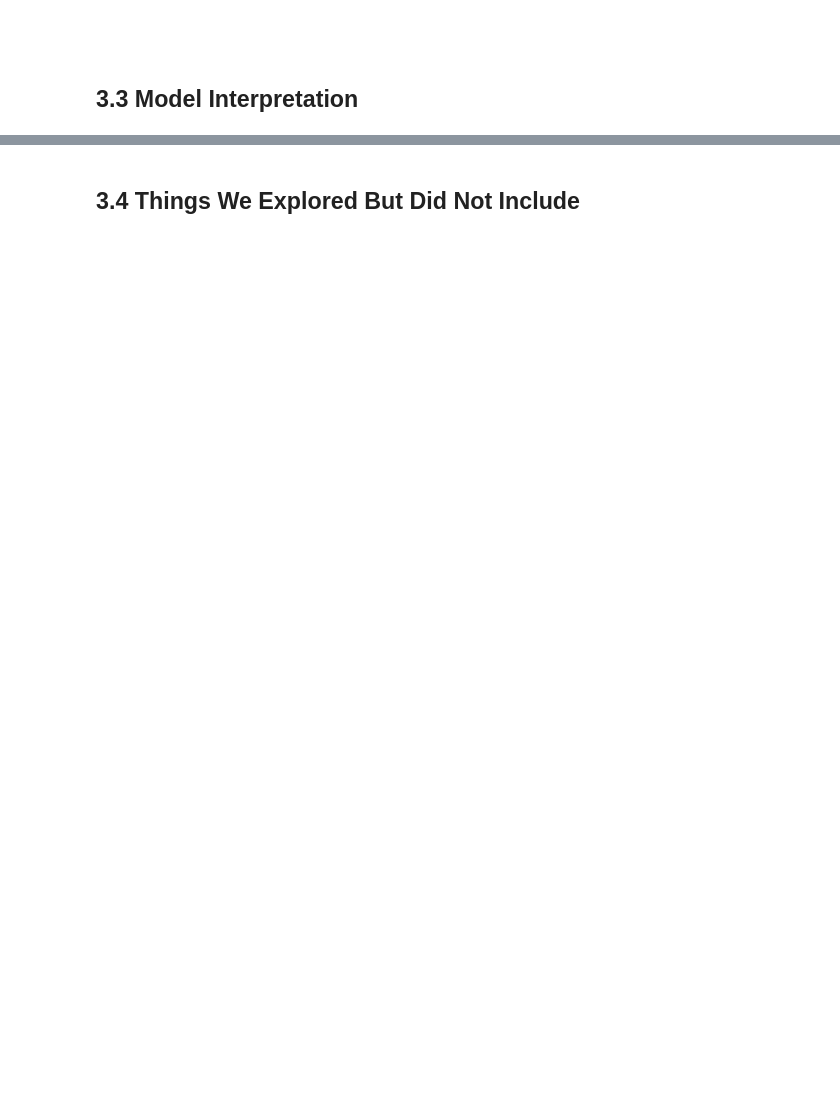
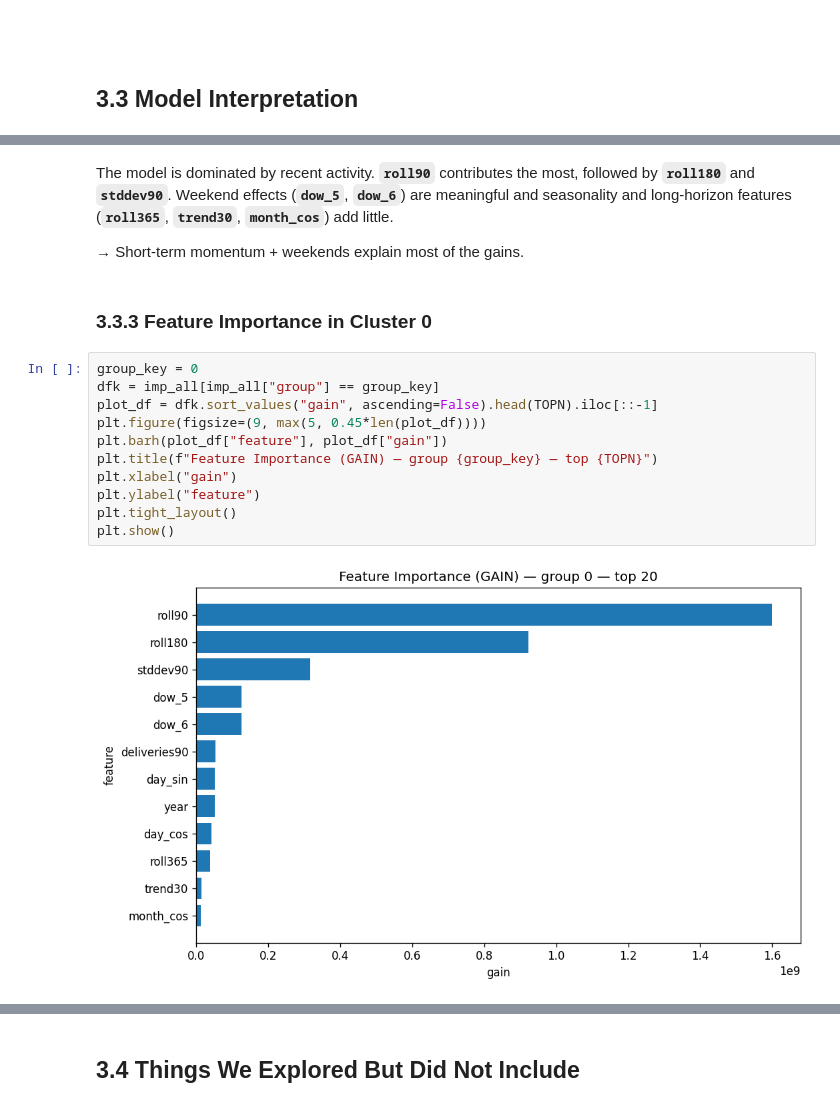
Before and after one commit to siljehj/ML_project, a Jupyter notebook: Report.ipynb, the cells around one changed output, grey strips where cells are left out. Cells and saved outputs as stored; diff of their text form; blank space fills up the shorter version.

```diff
--- a/Report.ipynb
+++ b/Report.ipynb
@@ -3316,0 +4109,19 @@ print(f"✅ training_data_lightgbm_date.csv created with {len(training_out):,} r
+# %% [markdown]
+The model is dominated by recent activity. **`roll90`** contributes the most, followed by **`roll180`** and **`stddev90`**. Weekend effects (**`dow_5`**, **`dow_6`**) are meaningful and seasonality and long-horizon features (**`roll365`**, **`trend30`**, **`month_cos`**) add little.
+
+→ Short-term momentum + weekends explain most of the gains.
+# %% [markdown]
+### 3.3.3 Feature Importance in Cluster 0
+# %%
+group_key = 0
+dfk = imp_all[imp_all["group"] == group_key]
+plot_df = dfk.sort_values("gain", ascending=False).head(TOPN).iloc[::-1]
+plt.figure(figsize=(9, max(5, 0.45*len(plot_df))))
+plt.barh(plot_df["feature"], plot_df["gain"])
+plt.title(f"Feature Importance (GAIN) — group {group_key} — top {TOPN}")
+plt.xlabel("gain")
+plt.ylabel("feature")
+plt.tight_layout()
+plt.show()
+# %% [output]
+[figure, added]
```
Also changed, not shown: parts of 20 cells of this notebook.
